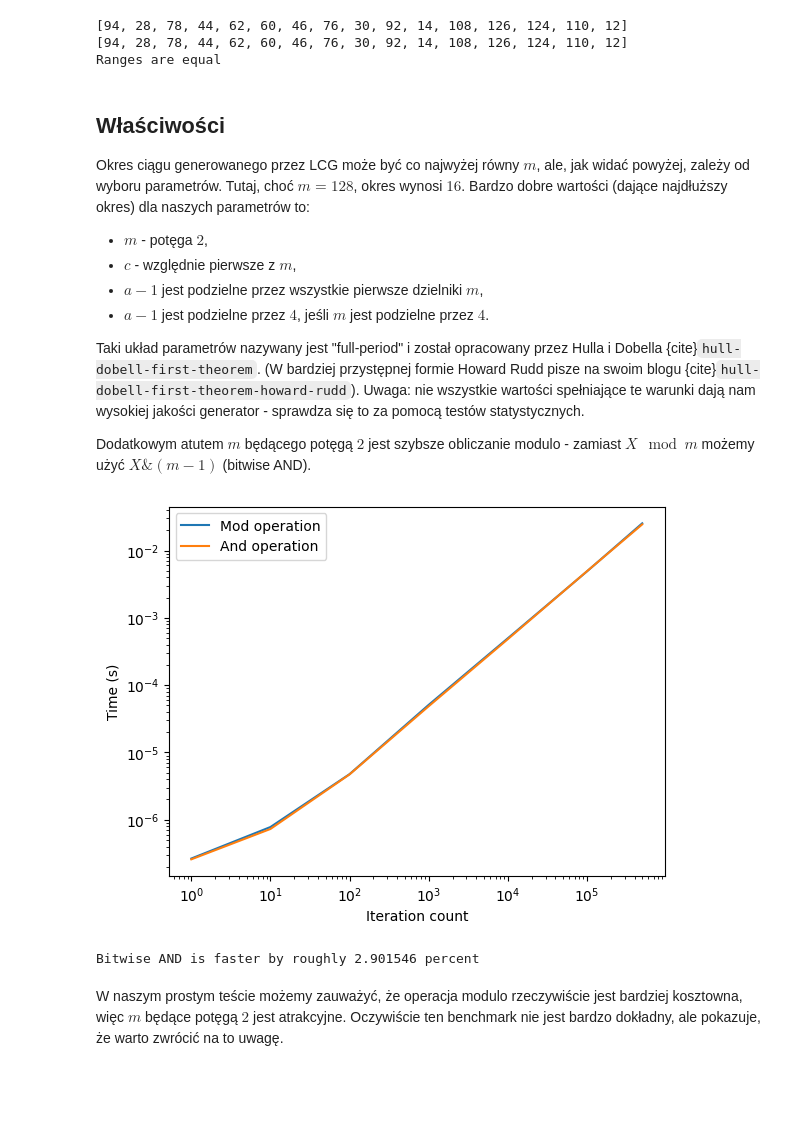
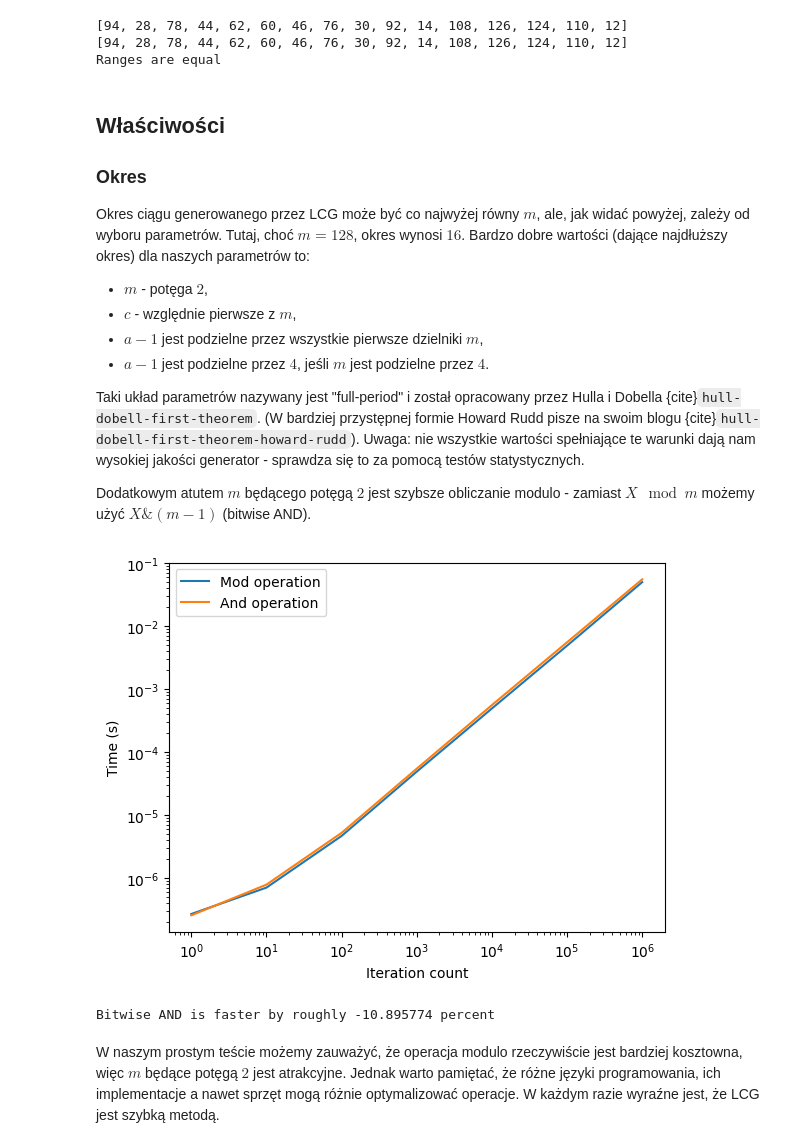
Before and after one commit to ashbork/generatory-losowe-lcm, a Jupyter notebook: chapters/lcg.ipynb, the cells around one changed output. Saved outputs shown, nothing was run; the diff lists cells and outputs as text; code cells hidden in the pictures; blank space fills up the shorter version.

```diff
--- a/chapters/lcg.ipynb
+++ b/chapters/lcg.ipynb
@@ -83,6 +83,8 @@ print("Ranges are equal" if l == r else "Ranges are not equal")
 Ranges are equal
 # %% [markdown]
 ## Właściwości
+
+### Okres
 
 Okres ciągu generowanego przez LCG może być co najwyżej równy $m$, ale, jak widać powyżej, zależy od wyboru parametrów. Tutaj, choć $m = 128$, okres wynosi $16$. Bardzo dobre wartości (dające najdłuższy okres) dla naszych parametrów to:
 
@@ -106,6 +108,8 @@ import timeit
 import time
 import matplotlib.pyplot as plt
 from statistics import mean
+
+GOOD_LCG = (2**16, 1103515245, 12345, time.time_ns() % 2**16)
 
 mod = 2**16
 a = 1103515245
@@ -113,52 +117,52 @@ c = 1
 seed = time.time_ns() % mod
 
 
-def mod_operation(n: int, seed: int, a: int, c: int, mod: int) -> int:
-    prevX = seed
+def mod_operation(n: int, m: int, a: int, c: int, X0: int) -> int:
+    prevX = X0
     for _ in range(n):
-        prevX = (a * prevX + c) % mod
+        prevX = (a * prevX + c) % m
     return prevX
 
 
-def and_operation(n: int, seed: int, a: int, c: int, mask: int) -> int:
-    prevX = seed
+def and_operation(n: int, m: int, a: int, c: int, X0: int) -> int:
+    prevX = X0
     for _ in range(n):
-        prevX = (a * prevX + c) & mask
+        prevX = (a * prevX + c) & m - 1
     return prevX
 
 
 def measure_time(func, *args) -> float:
     warmup_iterations = 10
     actual_iterations = 100
 
     # Warm-up runs
     for _ in range(warmup_iterations):
         func(*args)
 
     times = timeit.repeat(lambda: func(*args), number=1, repeat=actual_iterations)
     return mean(times)
 
 
-iteration_counts = [1, 10, 100, 1000, 10000, 100000, 500000]
+iteration_counts = [1, 10, 100, 1000, 10000, 100000, 1000000, ]
 
-mod_times = [measure_time(mod_operation, n, seed, a, c, mod) for n in iteration_counts]
+mod_times = [measure_time(mod_operation, n, *GOOD_LCG) for n in iteration_counts]
 and_times = [
-    measure_time(and_operation, n, seed, a, c, mod - 1) for n in iteration_counts
+    measure_time(and_operation, n, *GOOD_LCG) for n in iteration_counts
 ]
 
 plt.plot(iteration_counts, mod_times, label="Mod operation")
 plt.plot(iteration_counts, and_times, label="And operation")
 
 plt.xlabel("Iteration count")
 plt.ylabel("Time (s)")
 plt.xscale("log")
 plt.yscale("log")
 plt.legend()
 plt.show()
 
 print(f"Bitwise AND is faster by roughly {100 * (1 - mean(and_times) / mean(mod_times)):2f} percent")
 # %% [output]
-[figure, old version]
+[figure, new version]
-Bitwise AND is faster by roughly 2.901546 percent
+Bitwise AND is faster by roughly -10.895774 percent
 # %% [markdown]
-W naszym prostym teście możemy zauważyć, że operacja modulo rzeczywiście jest bardziej kosztowna, więc $m$ będące potęgą $2$ jest atrakcyjne. Oczywiście ten benchmark nie jest bardzo dokładny, ale pokazuje, że warto zwrócić na to uwagę.
+W naszym prostym teście możemy zauważyć, że operacja modulo rzeczywiście jest bardziej kosztowna, więc $m$ będące potęgą $2$ jest atrakcyjne. Jednak warto pamiętać, że różne języki programowania, ich implementacje a nawet sprzęt mogą różnie optymalizować operacje. W każdym razie wyraźne jest, że LCG jest szybką metodą.
```
Also changed, not shown: parts of 13 cells of this notebook.
